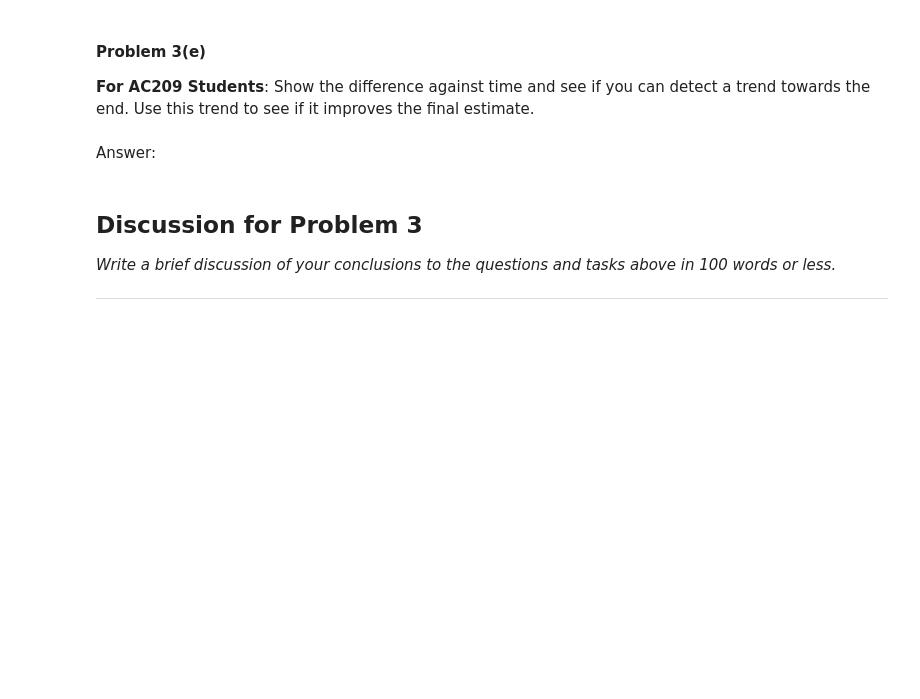
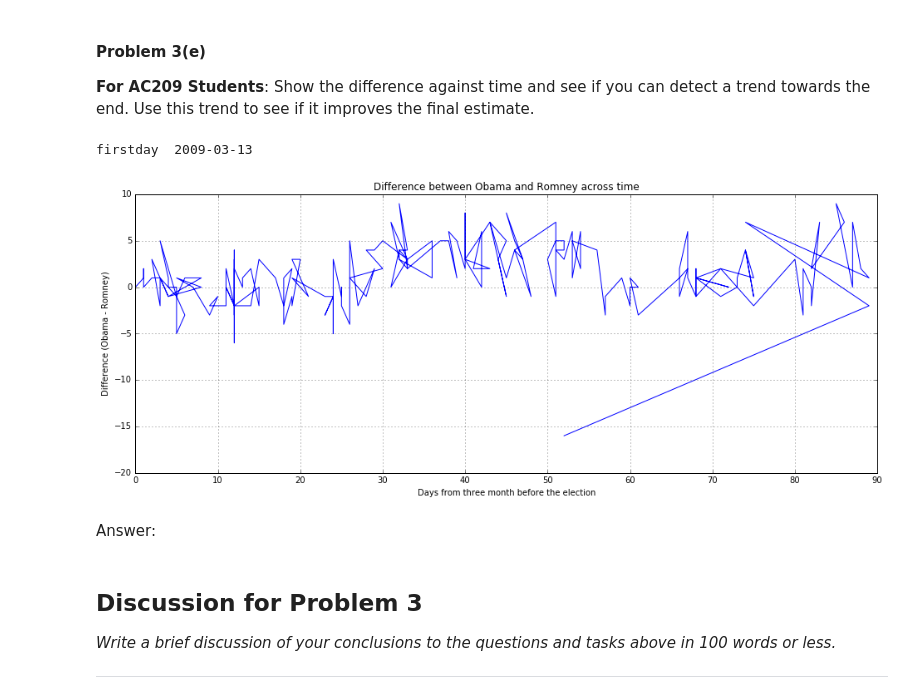
Before and after one commit to deep327/2014, a Jupyter notebook: homework/HW2.ipynb, the cells around one changed output. Saved outputs shown, nothing was run; the diff lists cells and outputs as text; code cells hidden in the pictures; blank space fills up the shorter version.

```diff
--- a/homework/HW2.ipynb
+++ b/homework/HW2.ipynb
@@ -727,3 +799,34 @@ Answer:
+# %%
+#your code here
+firstday = min(election["Start Date"])
+print "firstday ", firstday
+# creates election_dates file which is in datetime format
+electiondates1 = pd.to_datetime(election['Entry Date/Time (ET)'])
+
+# creates Days until election column
+election['Days until election'] = pd.to_datetime(lastday)-electiondates1
+
+electiondays1 = election['Days until election'].astype('timedelta64[D]')
+
+# sets time after election to newly created electiondays column
+election['Days until election'] = electiondays1;
+
+#choosing time of five days before election
+beforeelec1 = election[0<= election['Days until election']];
+
+weekelec1 = beforeelec1[beforeelec1['Days until election']<=90]
+
+#plot
+plt.figure(figsize=(16,6))
+plt.grid(True)
+plt.plot(weekelec1['Days until election'], weekelec1.Diff )
+plt.xlabel("Days from three month before the election")
+plt.ylabel("Difference (Obama - Romney)")
+plt.title("Difference between Obama and Romney across time")
+plt.show()
+# %% [output]
+firstday  2009-03-13
+[figure, added]
 # %% [markdown]
 Answer:
 # %% [markdown]
```
Also changed, not shown: parts of 27 cells of this notebook.
